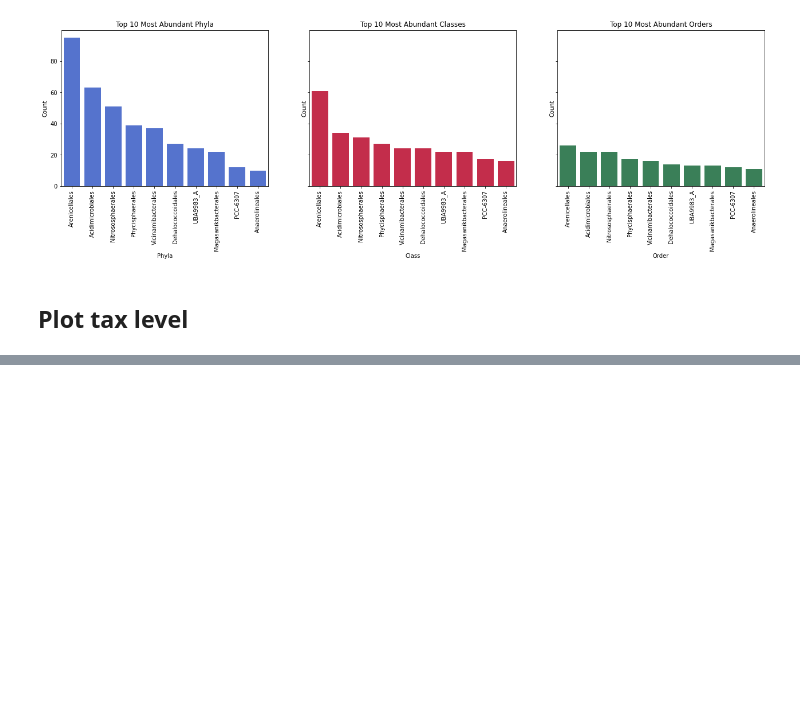
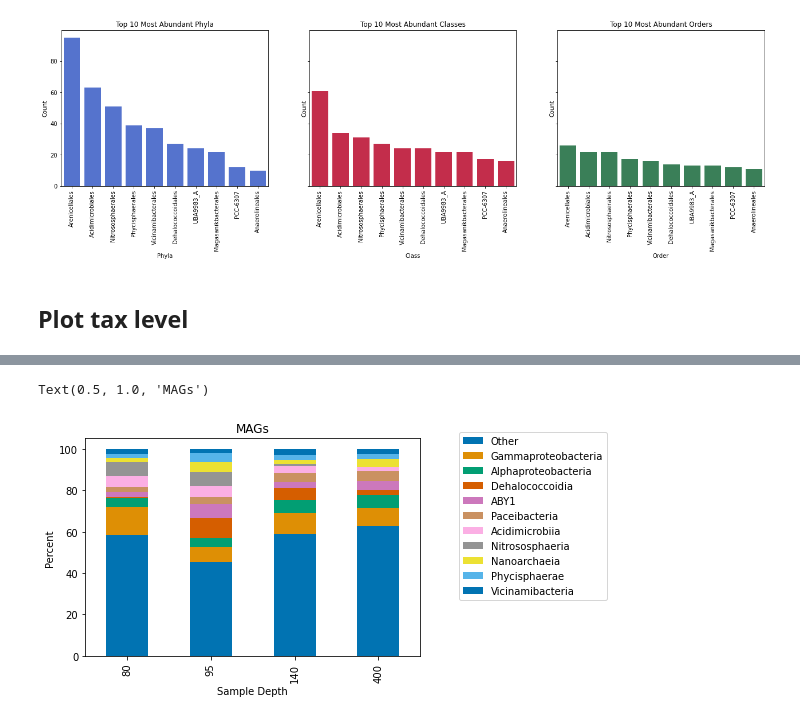
Before and after one commit to mdherring/OMZ_MH_Analysis, a Jupyter notebook: 04_MAG_gtdbtk-jb.ipynb, the cells around one changed output, grey strips where cells are left out. Saved outputs shown, nothing was run; the diff lists cells and outputs as text; code cells hidden in the pictures; blank space fills up the shorter version.

```diff
--- a/04_MAG_gtdbtk-jb.ipynb
+++ b/04_MAG_gtdbtk-jb.ipynb
@@ -254,4 +267,10 @@ plt.title('Count')
 # %%
+sns.set_palette("colorblind")
 class_pcts[column_order].plot.bar(stacked = True)
 plt.legend(bbox_to_anchor=(1.1, 1.05))
-plt.title('Percent')
+plt.ylabel('Percent')
+plt.xlabel('Sample Depth')
+plt.title('MAGs')
+# %% [output]
+Text(0.5, 1.0, 'MAGs')
+[figure, added]
```
Also changed, not shown: parts of 4 cells of this notebook, 4 other files.
